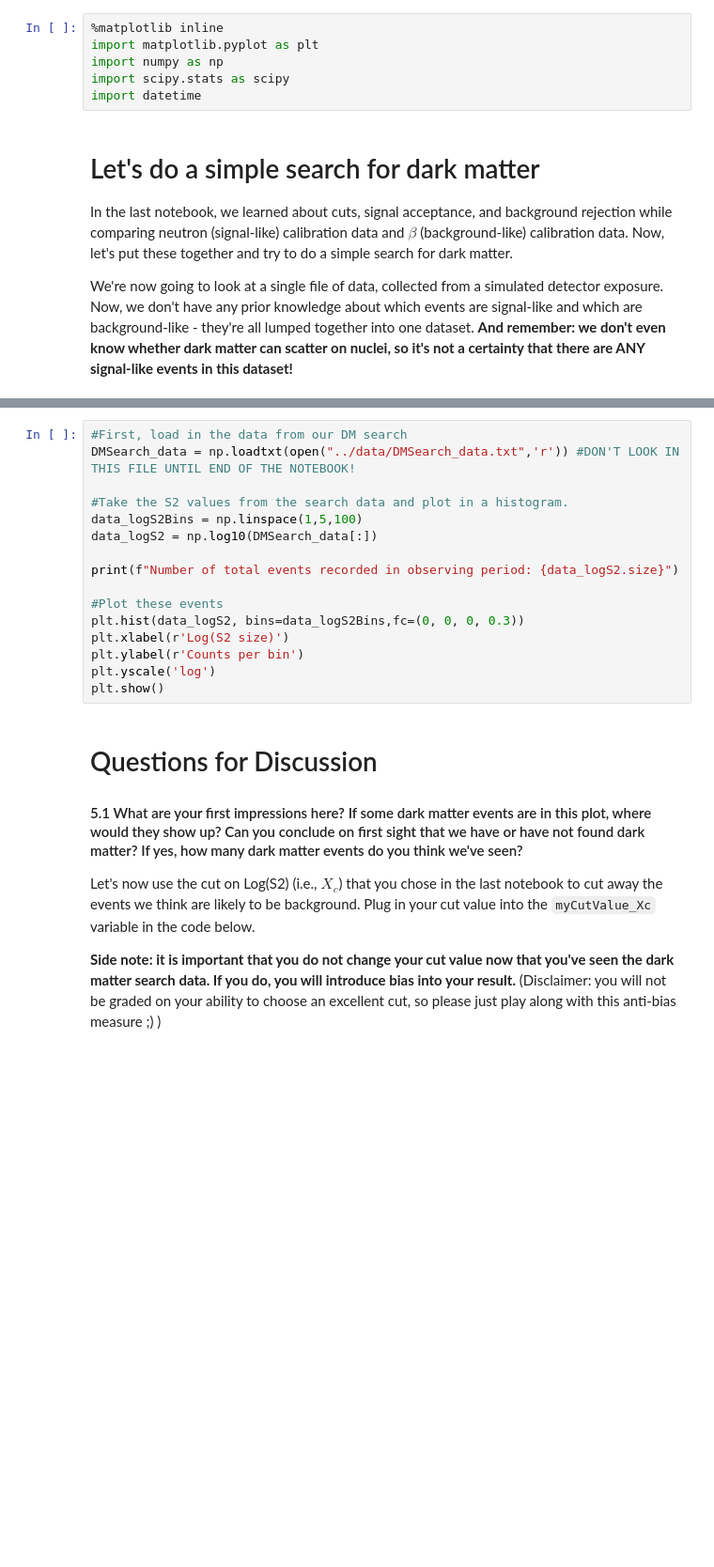
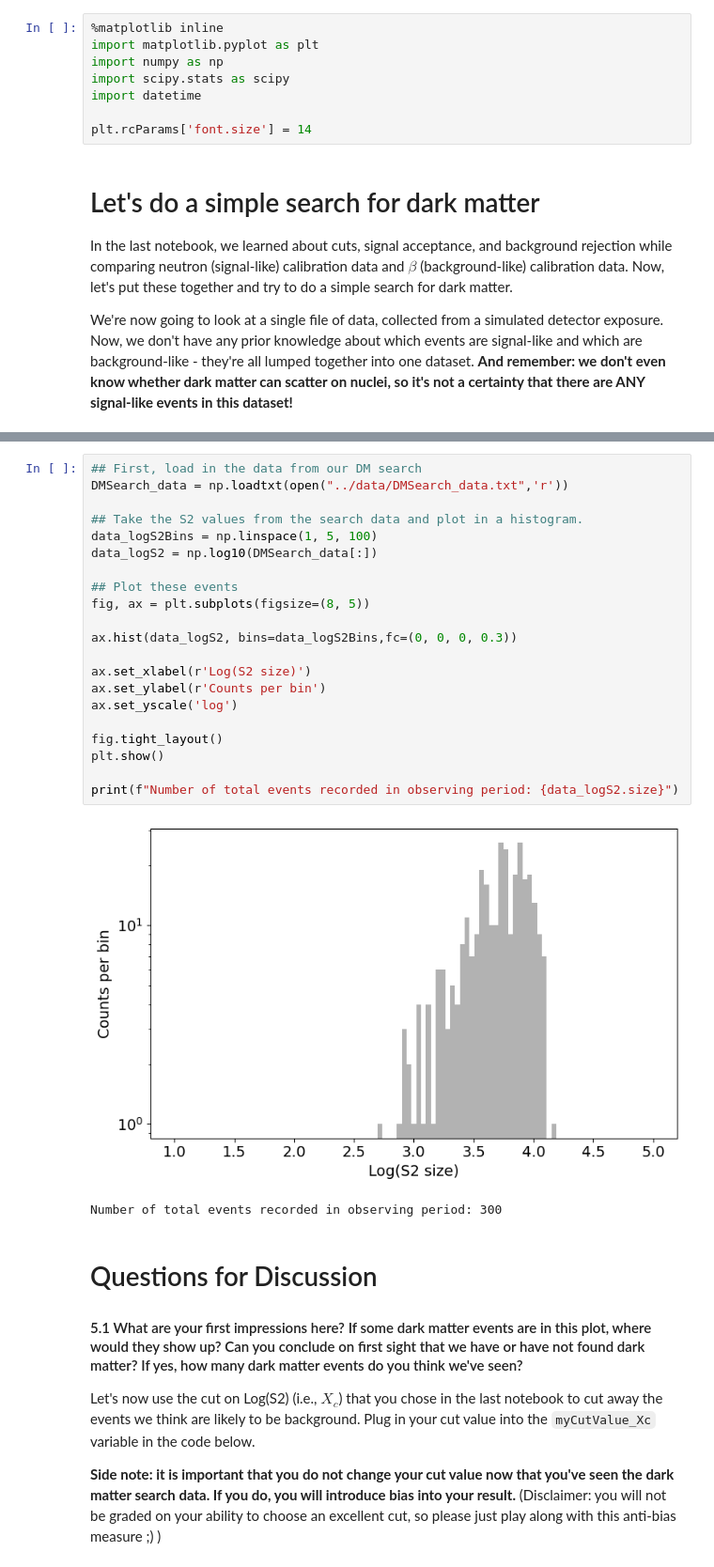
Before and after one commit to KIPAC/Physics89L, a Jupyter notebook: nb/07_02_Performing_a_Dark_Matter_Search.ipynb, the cells around one changed output, grey strips where cells are left out. Shown at 94% size. Saved outputs shown, nothing was run; the diff lists cells and outputs as text; blank space fills up the shorter version.

Commit message:
Updated the plotting calls to use figure/axes objects etc. Added some comments here and there.

```diff
--- a/nb/07_02_Performing_a_Dark_Matter_Search.ipynb
+++ b/nb/07_02_Performing_a_Dark_Matter_Search.ipynb
@@ -15,6 +15,8 @@ import matplotlib.pyplot as plt
 import numpy as np
 import scipy.stats as scipy
 import datetime
+
+plt.rcParams['font.size'] = 14
 # %% [markdown]
 # Let's do a simple search for dark matter
 
@@ -27,21 +29,29 @@ I'm including here the acceptance and leakage plots from the previous notebook,
 
 <img src="figures/Leakage.png" width="400"/>
 # %%
-#First, load in the data from our DM search
-DMSearch_data = np.loadtxt(open("../data/DMSearch_data.txt",'r')) #DON'T LOOK IN THIS FILE UNTIL END OF THE NOTEBOOK!
+## First, load in the data from our DM search
+DMSearch_data = np.loadtxt(open("../data/DMSearch_data.txt",'r'))
 
-#Take the S2 values from the search data and plot in a histogram.
-data_logS2Bins = np.linspace(1,5,100)
+## Take the S2 values from the search data and plot in a histogram.
+data_logS2Bins = np.linspace(1, 5, 100)
 data_logS2 = np.log10(DMSearch_data[:])
 
+## Plot these events
+fig, ax = plt.subplots(figsize=(8, 5))
+
+ax.hist(data_logS2, bins=data_logS2Bins,fc=(0, 0, 0, 0.3))
+
+ax.set_xlabel(r'Log(S2 size)')
+ax.set_ylabel(r'Counts per bin')
+ax.set_yscale('log')
+
+fig.tight_layout()
+plt.show()
+
 print(f"Number of total events recorded in observing period: {data_logS2.size}")
-
-#Plot these events
-plt.hist(data_logS2, bins=data_logS2Bins,fc=(0, 0, 0, 0.3))
-plt.xlabel(r'Log(S2 size)')
-plt.ylabel(r'Counts per bin')
-plt.yscale('log')
-plt.show()
+# %% [output]
+[figure, added]
+Number of total events recorded in observing period: 300
 # %% [markdown]
 # Questions for Discussion
 
```
Also changed, not shown: parts of 5 cells of this notebook, 1 other file.
